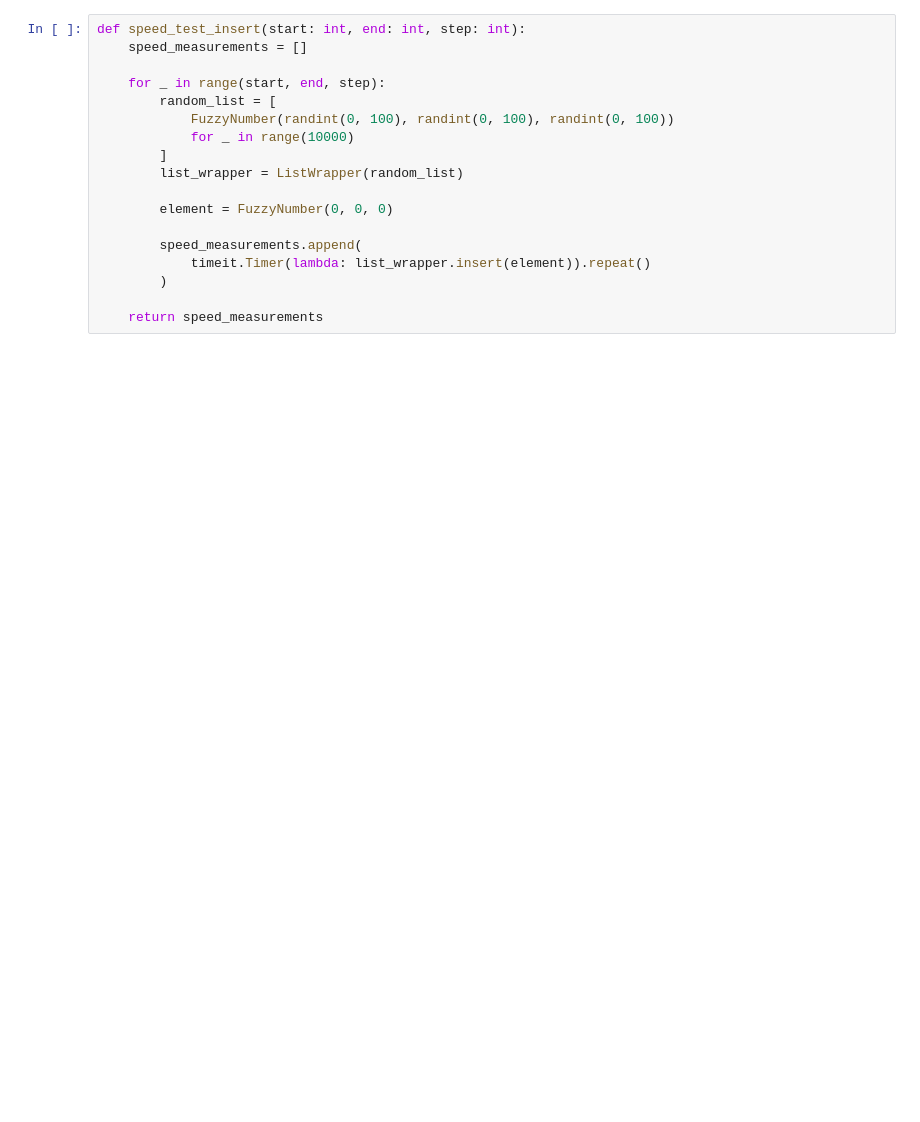
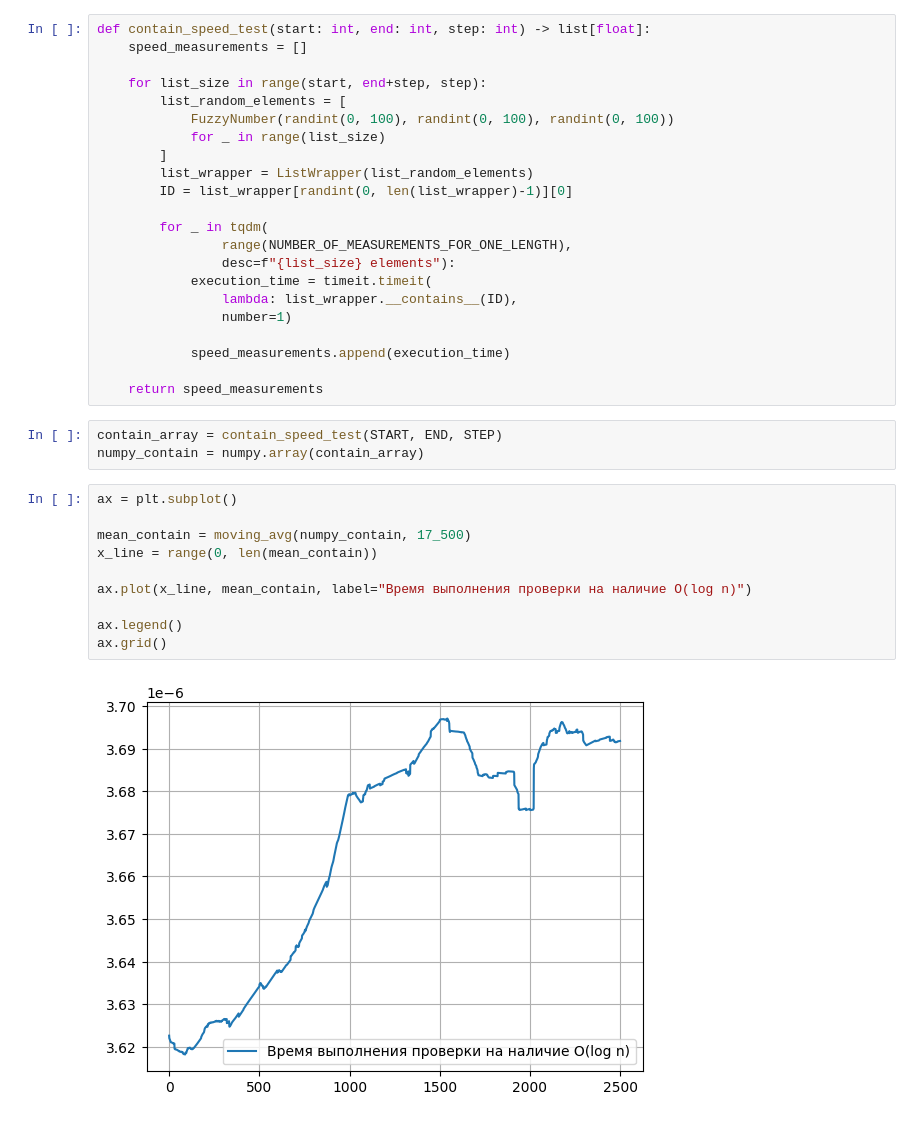
Before and after one commit to RubyBunny/asu_homework, a Jupyter notebook: TMP/6lab/6lab.ipynb, the cells around one changed output. Cells and saved outputs as stored; diff of their text form; blank space fills up the shorter version.

```diff
--- a/TMP/6lab/6lab.ipynb
+++ b/TMP/6lab/6lab.ipynb
@@ -74,19 +125,38 @@ def speed_test_del(start: int, end: int, step: int):
 # %%
-def speed_test_insert(start: int, end: int, step: int):
+def contain_speed_test(start: int, end: int, step: int) -> list[float]:
     speed_measurements = []
 
-    for _ in range(start, end, step):
-        random_list = [
+    for list_size in range(start, end+step, step):
+        list_random_elements = [
             FuzzyNumber(randint(0, 100), randint(0, 100), randint(0, 100))
-            for _ in range(10000)
+            for _ in range(list_size)
         ]
-        list_wrapper = ListWrapper(random_list)
+        list_wrapper = ListWrapper(list_random_elements)
+        ID = list_wrapper[randint(0, len(list_wrapper)-1)][0]
 
-        element = FuzzyNumber(0, 0, 0)
+        for _ in tqdm(
+                range(NUMBER_OF_MEASUREMENTS_FOR_ONE_LENGTH),
+                desc=f"{list_size} elements"):
+            execution_time = timeit.timeit(
+                lambda: list_wrapper.__contains__(ID),
+                number=1)
 
-        speed_measurements.append(
-            timeit.Timer(lambda: list_wrapper.insert(element)).repeat()
-        )
+            speed_measurements.append(execution_time)
 
     return speed_measurements
+# %%
+contain_array = contain_speed_test(START, END, STEP)
+numpy_contain = numpy.array(contain_array)
+# %%
+ax = plt.subplot()
+
+mean_contain = moving_avg(numpy_contain, 17_500)
+x_line = range(0, len(mean_contain))
+
+ax.plot(x_line, mean_contain, label="Время выполнения проверки на наличие O(log n)")
+
+ax.legend()
+ax.grid()
+# %% [output]
+[figure, added]
 # %%
```
Also changed, not shown: parts of 22 cells of this notebook.
